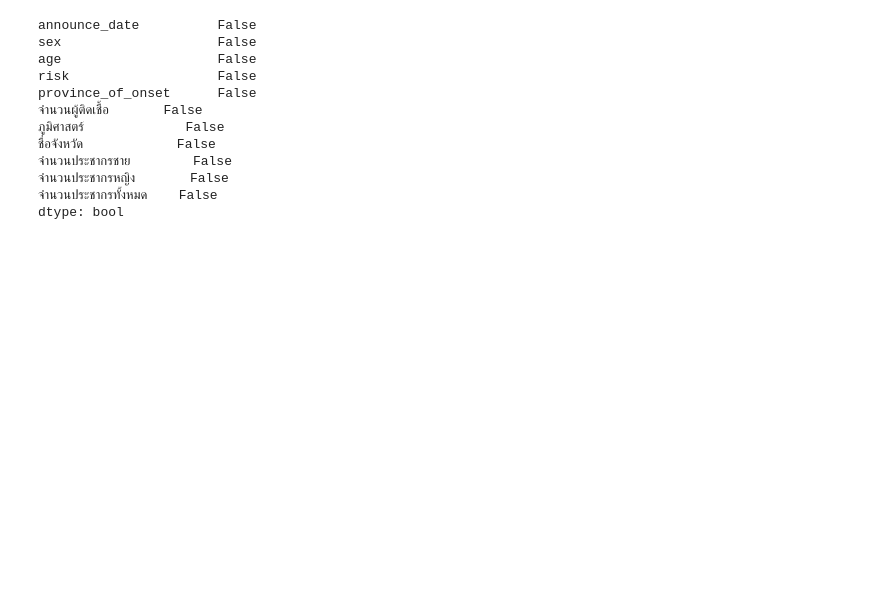
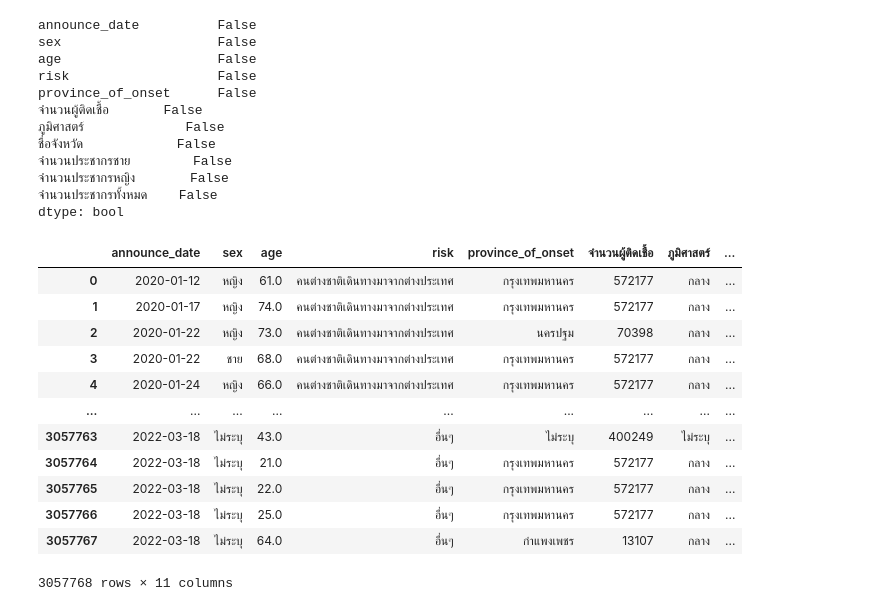
Before and after one commit to Wikanda-Hongboonmee/data_viz_2022, a Jupyter notebook: Project_DataViz.ipynb, the cells around one changed output. Saved outputs shown, nothing was run; the diff lists cells and outputs as text; code cells hidden in the pictures; blank space fills up the shorter version.

```diff
--- a/Project_DataViz.ipynb
+++ b/Project_DataViz.ipynb
@@ -1307,3 +1307,21 @@ province_of_onset      False
 จำนวนประชากรหญิง       False
 จำนวนประชากรทั้งหมด    False
 dtype: bool
+# %%
+# เปลี่ยนรูปแบบของข้อมูลวันที่ให้เป็น %d/%m/%Y
+data_finish_new['announce_date'] = pd.to_datetime(data_finish_new['announce_date'],format="%d/%m/%Y")
+data_finish_new
+# %% [output]
+|  | announce_date | sex | age | risk | province_of_onset | จำนวนผู้ติดเชื้อ | ภูมิศาสตร์ | ... |
+| 0 | 2020-01-12 | หญิง | 61.0 | คนต่างชาติเดินทางมาจากต่างประเทศ | กรุงเทพมหานคร | 572177 | กลาง | ... |
+| 1 | 2020-01-17 | หญิง | 74.0 | คนต่างชาติเดินทางมาจากต่างประเทศ | กรุงเทพมหานคร | 572177 | กลาง | ... |
+| 2 | 2020-01-22 | หญิง | 73.0 | คนต่างชาติเดินทางมาจากต่างประเทศ | นครปฐม | 70398 | กลาง | ... |
+| 3 | 2020-01-22 | ชาย | 68.0 | คนต่างชาติเดินทางมาจากต่างประเทศ | กรุงเทพมหานคร | 572177 | กลาง | ... |
+| 4 | 2020-01-24 | หญิง | 66.0 | คนต่างชาติเดินทางมาจากต่างประเทศ | กรุงเทพมหานคร | 572177 | กลาง | ... |
+| ... | ... | ... | ... | ... | ... | ... | ... | ... |
+| 3057763 | 2022-03-18 | ไม่ระบุ | 43.0 | อื่นๆ | ไม่ระบุ | 400249 | ไม่ระบุ | ... |
+| 3057764 | 2022-03-18 | ไม่ระบุ | 21.0 | อื่นๆ | กรุงเทพมหานคร | 572177 | กลาง | ... |
+| 3057765 | 2022-03-18 | ไม่ระบุ | 22.0 | อื่นๆ | กรุงเทพมหานคร | 572177 | กลาง | ... |
+| 3057766 | 2022-03-18 | ไม่ระบุ | 25.0 | อื่นๆ | กรุงเทพมหานคร | 572177 | กลาง | ... |
+| 3057767 | 2022-03-18 | ไม่ระบุ | 64.0 | อื่นๆ | กำแพงเพชร | 13107 | กลาง | ... |
+3057768 rows × 11 columns
```
Also changed, not shown: parts of 13 cells of this notebook.
